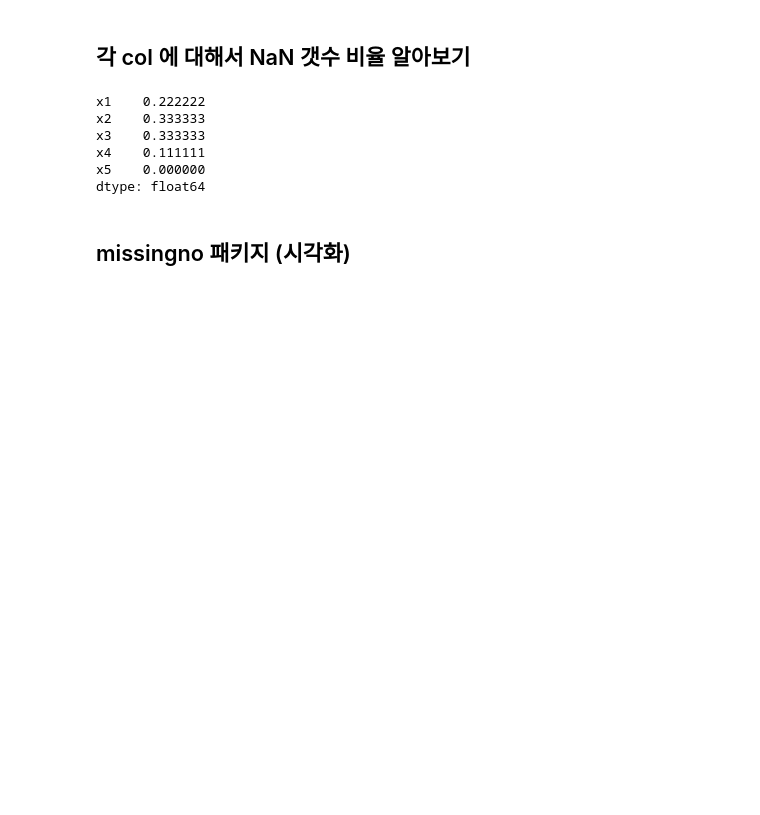
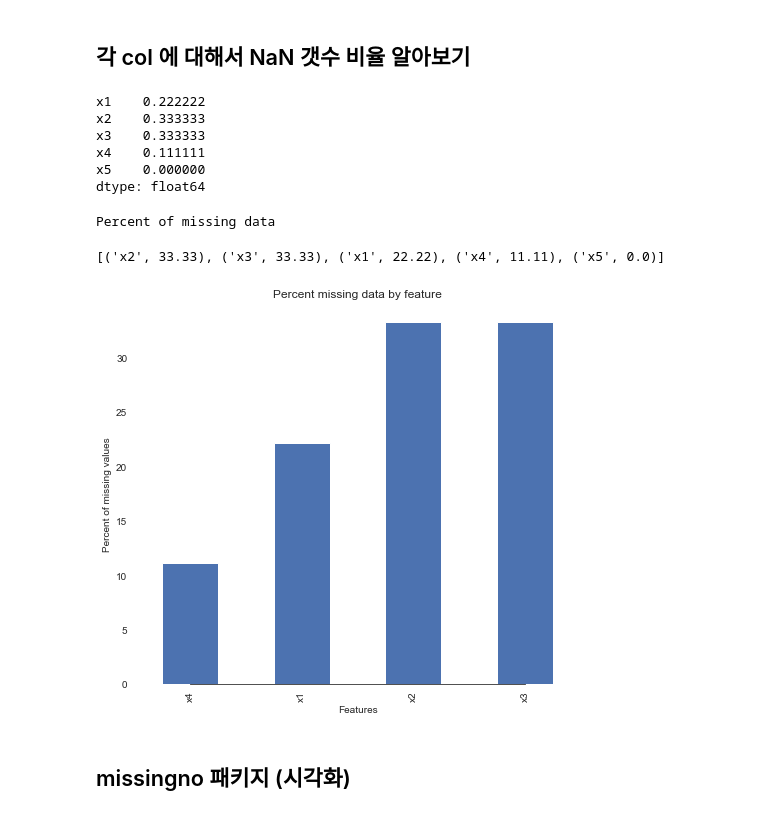
Before and after one commit to hana-dool/Data_Processing, a Jupyter notebook: [NA,Outlier].ipynb, the cells around one changed output. Drawn from its saved outputs; the diff is of its cells as text; code cells hidden in the pictures; blank space fills up the shorter version.

```diff
--- a/[NA,Outlier].ipynb
+++ b/[NA,Outlier].ipynb
@@ -235,6 +335,43 @@ x3    0.333333
 x4    0.111111
 x5    0.000000
 dtype: float64
+# %%
+# data 에 대한 missing 비율 알아보기
+def percent_missing(df):
+    data = pd.DataFrame(df)
+    df_cols = list(pd.DataFrame(data))
+    dict_x = {}
+    for i in range(0, len(df_cols)):
+        dict_x.update({df_cols[i]: round(data[df_cols[i]].isnull().mean()*100,2)})
+
+    return dict_x
+
+missing = percent_missing(df) # df 에 넣는것을 우리가 정의한 data
+df_miss = sorted(missing.items(), key=lambda x: x[1], reverse=True)
+print('Percent of missing data')
+df_miss[0:10]
+# %% [output]
+Percent of missing data
+[('x2', 33.33), ('x3', 33.33), ('x1', 22.22), ('x4', 11.11), ('x5', 0.0)]
+# %%
+# Missing data 시각화하기
+import seaborn as sns
+import matplotlib.pyplot as plt
+sns.set_style("white")
+f, ax = plt.subplots(figsize=(8, 7))
+sns.set_color_codes(palette='deep')
+missing = round(df.isnull().mean()*100,2) # 여기 df 에다가 데이터를 넣어주면 된다.
+missing = missing[missing > 0]
+missing.sort_values(inplace=True)
+missing.plot.bar(color="b")
+# Tweak the visual presentation
+ax.xaxis.grid(False)
+ax.set(ylabel="Percent of missing values")
+ax.set(xlabel="Features")
+ax.set(title="Percent missing data by feature")
+sns.despine(trim=True, left=True)
+# %% [output]
+[figure, added]
 # %% [markdown]
 ## missingno 패키지 (시각화)
 # %% [markdown]
```
Also changed, not shown: parts of 8 cells of this notebook, 1 other file.
